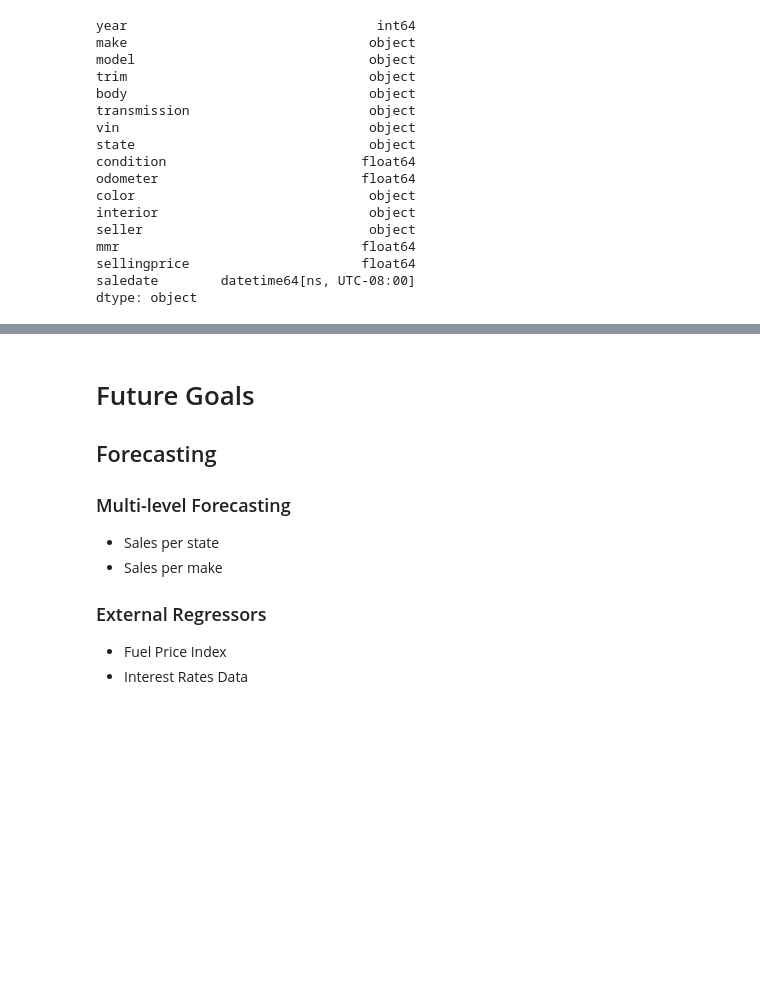
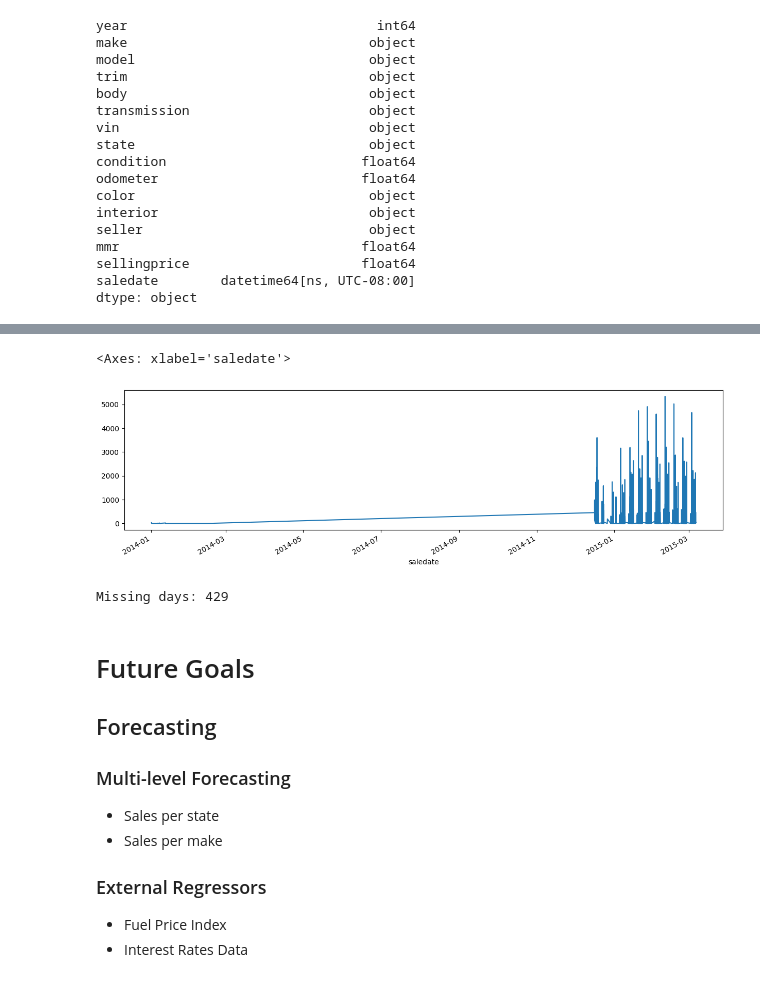
Before and after one commit to KhanMarshaI/Sales-Forecasting-System, a Jupyter notebook: main.ipynb, the cells around one changed output, grey strips where cells are left out. Saved outputs shown, nothing was run; the diff lists cells and outputs as text; code cells hidden in the pictures; blank space fills up the shorter version.

Commit message:
Perform date and time EDA

```diff
--- a/main.ipynb
+++ b/main.ipynb
@@ -124,3 +126,12 @@ mmr                               float64
 sellingprice                      float64
 saledate        datetime64[ns, UTC-08:00]
 dtype: object
+# %%
+dataframe['sale_year'] = dataframe['saledate'].dt.year
+dataframe['sale_month'] = dataframe['saledate'].dt.month
+dataframe['sale_week'] = dataframe['saledate'].dt.isocalendar().week
+dataframe['sale_day'] = dataframe['saledate'].dt.day
+dataframe['sale_dayofweek'] = dataframe['saledate'].dt.dayofweek  # Monday=0
+dataframe['sale_quarter'] = dataframe['saledate'].dt.quarter
+
+dataframe.head()
@@ -127,3 +151,16 @@ dtype: object
+# %%
+import matplotlib
+
+dataframe['saledate'].value_counts().sort_index().plot(figsize=(15,4))
+# %% [output]
+<Axes: xlabel='saledate'>
+[figure, added]
+# %%
+full_range = pd.date_range(dataframe['saledate'].min(), dataframe['saledate'].max(), freq='D')
+missing_days = full_range.difference(dataframe['saledate'].dt.date.unique())
+print("Missing days:", len(missing_days))
+# %% [output]
+Missing days: 429
 # %% [markdown]
 # Future Goals
 
```
Also changed, not shown: parts of 4 cells of this notebook.
